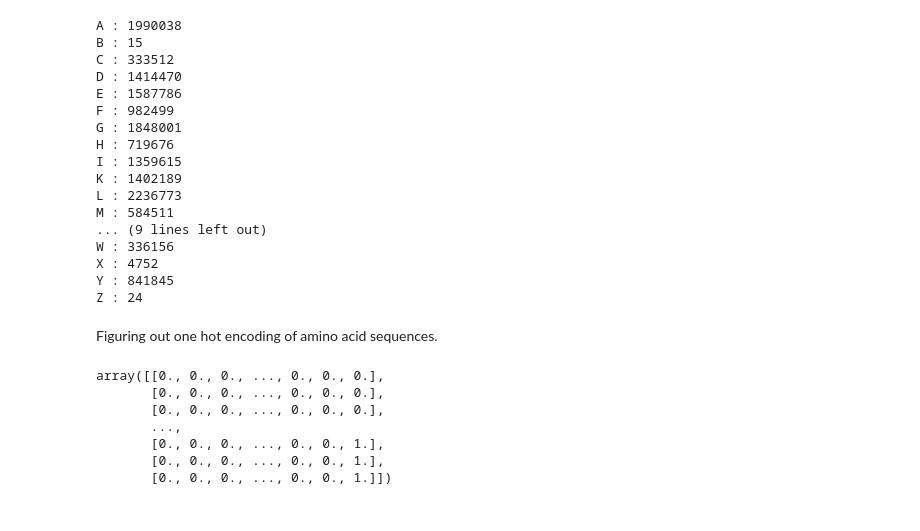
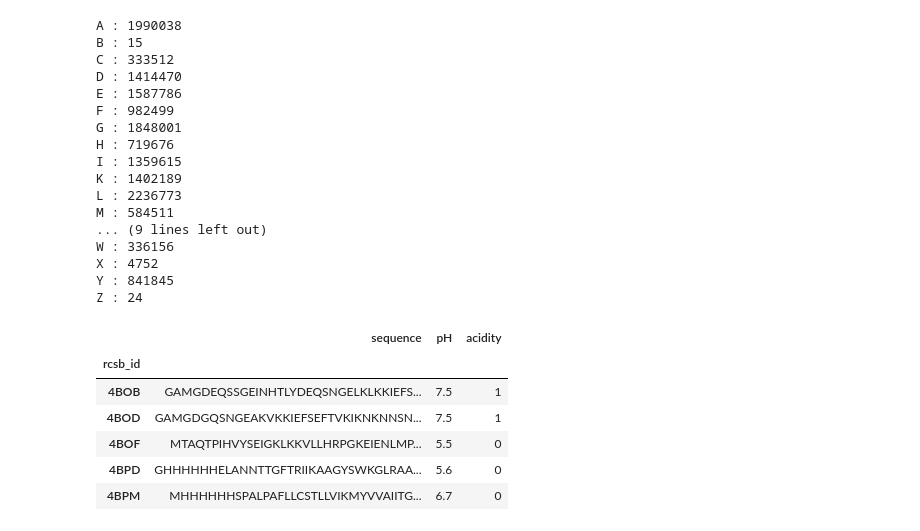
Before and after one commit to wis-janusz/xcf, a Jupyter notebook: notebooks/2.0-wj-pHpred-EDA.ipynb, the cells around one changed output. Cells and saved outputs as stored; diff of their text form; code cells hidden in the pictures.

```diff
--- a/notebooks/2.0-wj-pHpred-EDA.ipynb
+++ b/notebooks/2.0-wj-pHpred-EDA.ipynb
@@ -99,26 +100,22 @@ W : 336156
 X : 4752
 Y : 841845
 Z : 24
-# %% [markdown]
-Figuring out one hot encoding of amino acid sequences.
-# %%
-aa_names = ['A','B','C','D','E','F','G','H','I','K','L','M','N','O','P','Q','R','S','T','U','V','W','X','Y','Z','#']
-encoder = OneHotEncoder(categories = [aa_names], sparse = False)
-def encode_aa(sequence:str, max_len:int):
-
-    sequence_padded = sequence.ljust(max_len, '#')
-    seq_array = np.array(list(sequence_padded)).reshape(-1,1)
-
-    return encoder.fit_transform(seq_array)
-
-encoded_example = encode_aa(proc_data['sequence'][14241], 600)
-
-encoded_example
-# %% [output]
-array([[0., 0., 0., ..., 0., 0., 0.],
-       [0., 0., 0., ..., 0., 0., 0.],
-       [0., 0., 0., ..., 0., 0., 0.],
-       ...,
-       [0., 0., 0., ..., 0., 0., 1.],
-       [0., 0., 0., ..., 0., 0., 1.],
-       [0., 0., 0., ..., 0., 0., 1.]])
+# %%
+def classify_acidity(x):
+    if x <= 7.0:
+        return 0
+    elif x > 7.0:
+        return 1
+
+data = xcf.load_data_from_db('data_pHpred_from_data_raw_2023-04-07', mode = 'clean')
+data = data[['sequence', 'pH']]
+data['acidity'] = data['pH'].apply(classify_acidity)
+data.head()
+# %% [output]
+|  | sequence | pH | acidity |
+| rcsb_id |  |  |  |
+| 4BOB | GAMGDEQSSGEINHTLYDEQSNGELKLKKIEFS... | 7.5 | 1 |
+| 4BOD | GAMGDGQSNGEAKVKKIEFSEFTVKIKNKNNSN... | 7.5 | 1 |
+| 4BOF | MTAQTPIHVYSEIGKLKKVLLHRPGKEIENLMP... | 5.5 | 0 |
+| 4BPD | GHHHHHHELANNTTGFTRIIKAAGYSWKGLRAA... | 5.6 | 0 |
+| 4BPM | MHHHHHHSPALPAFLLCSTLLVIKMYVVAIITG... | 6.7 | 0 |
```
Also changed, not shown: parts of 7 cells of this notebook, 4 other files.
